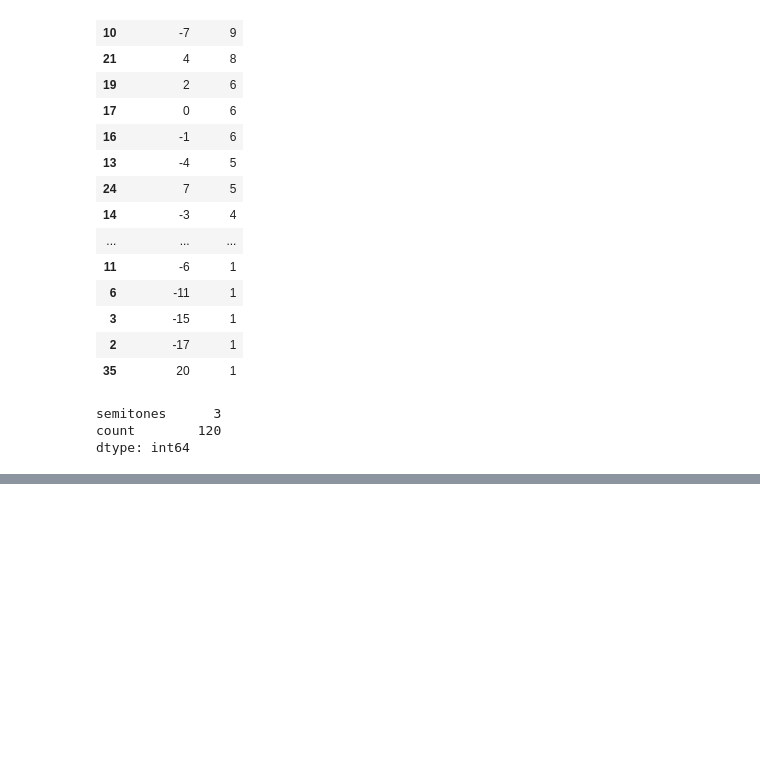
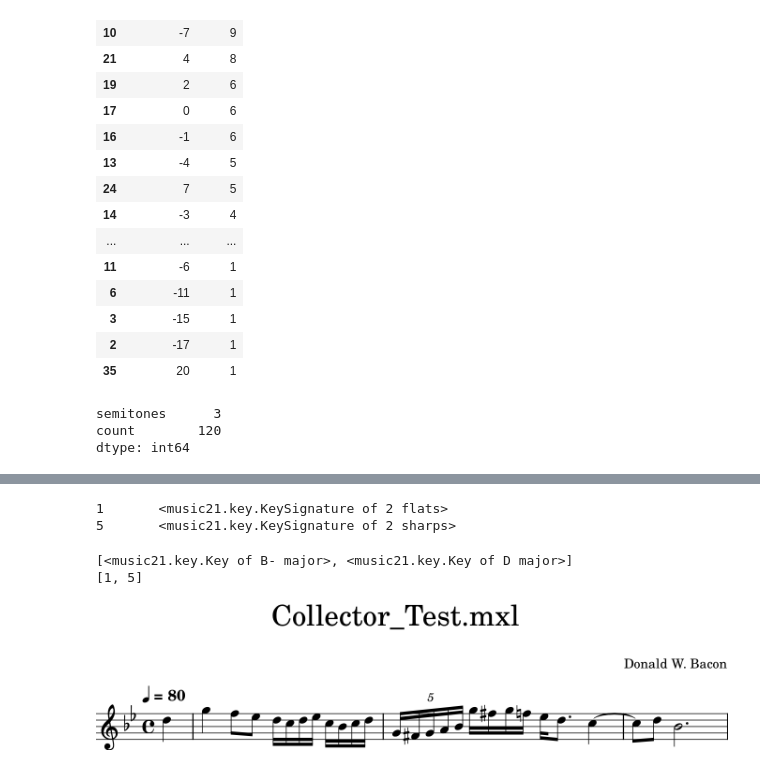
Before and after one commit to dwbzen/pymusic, a Jupyter notebook: music21_test.ipynb, the cells around one changed output, grey strips where cells are left out. Cells and saved outputs as stored; diff of their text form; code cells hidden in the pictures; blank space fills up the shorter version.

```diff
--- a/music21_test.ipynb
+++ b/music21_test.ipynb
@@ -998,0 +1130,4 @@ None
+# %%
+test_score = corpus.parse('Collector_Test.mxl')
+parts = test_score.getElementsByClass(stream.Part)
+soprano_part = parts[0]
@@ -998,0 +1138,22 @@ None
+# %%
+measures = soprano_part.getElementsByClass(stream.Measure)
+mnum = 0
+for m in measures:
+    keys = m.getElementsByClass([key.Key,key.KeySignature])
+    for k in keys:
+        print("{}\t{}".format(m.measureNumber,k))
+        mnum=mnum+1
+# %% [output]
+1       <music21.key.KeySignature of 2 flats>
+5       <music21.key.KeySignature of 2 sharps>
+# %%
+keysigs, measurenums = Utils.get_keySignatures(soprano_part)
+print(keysigs)
+print(measurenums)
+# %% [output]
+[<music21.key.Key of B- major>, <music21.key.Key of D major>]
+[1, 5]
+# %%
+soprano_part.measures(1,4).show()
+# %% [output]
+[figure, added]
```
Also changed, not shown: parts of 23 cells of this notebook, 25 other files.
